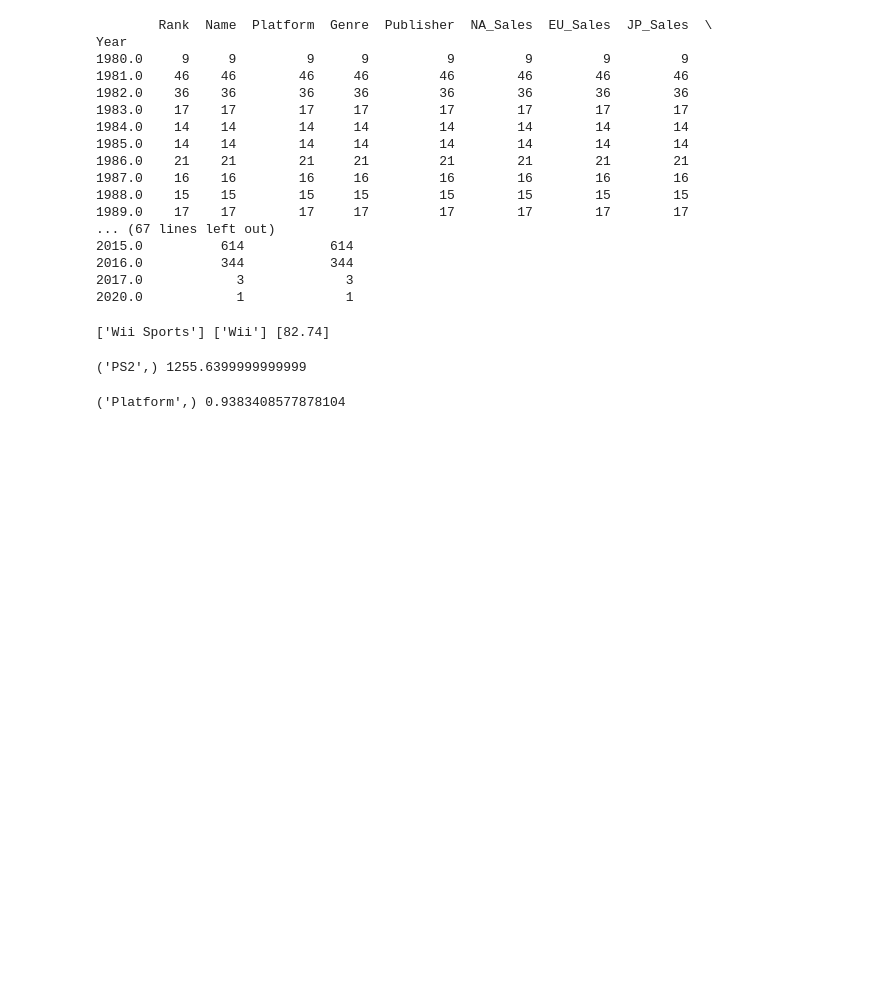
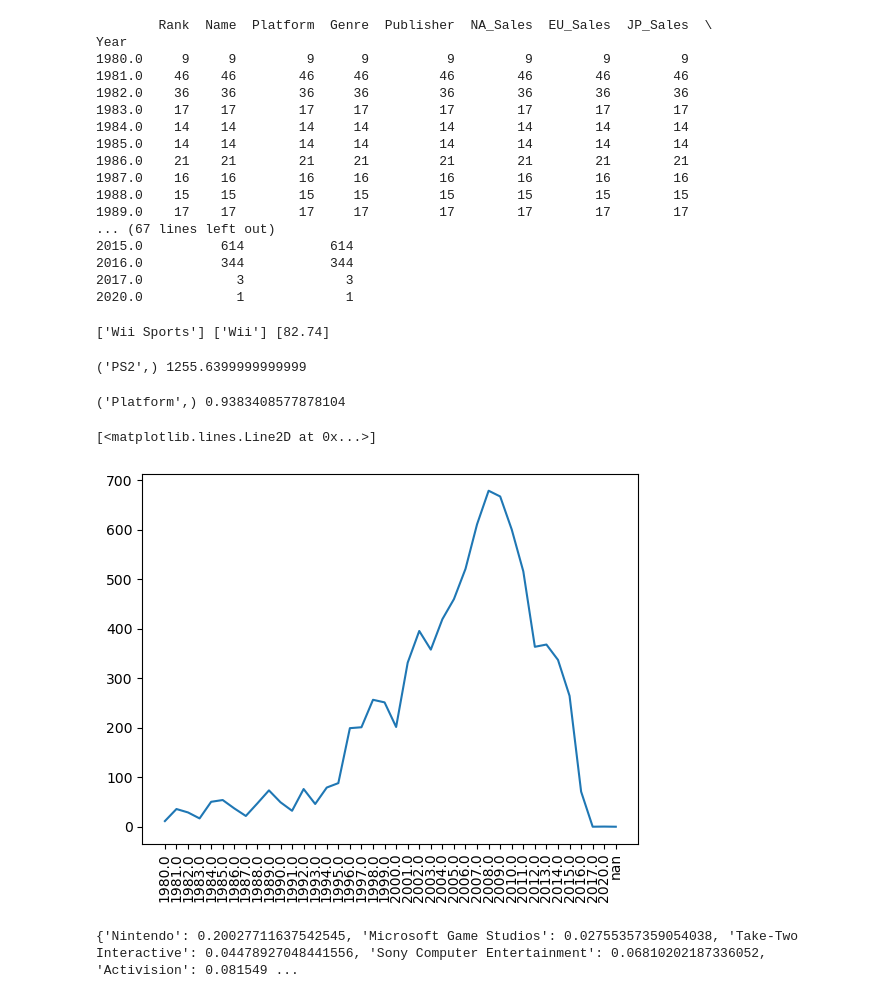
Before and after one commit to alexandre-assad/hello-DBMS, a Jupyter notebook: bonus_jobs/google_play_store_apps/google_play_store_apps.ipynb, the cells around one changed output. Drawn from its saved outputs; the diff is of its cells as text; code cells hidden in the pictures; blank space fills up the shorter version.

```diff
--- a/bonus_jobs/google_play_store_apps/google_play_store_apps.ipynb
+++ b/bonus_jobs/google_play_store_apps/google_play_store_apps.ipynb
@@ -112,0 +112,24 @@ plt.
+# %%
+years = df["Year"].unique()
+global_sales_evolution = {}
+for year in years:
+    global_sales_evolution[str(year)] = df[df["Year"] == year]["Global_Sales"].sum()
+
+
+lists = sorted(global_sales_evolution.items())
+year, values = zip(*lists)
+plt.xticks(rotation=90)
+plt.plot(year, values)
+# %% [output]
+[<matplotlib.lines.Line2D at 0x...>]
+[figure, added]
+# %%
+editors = df["Publisher"].unique()
+editors_sales = {}
+all_sales = df["Global_Sales"].sum()
+for editor in editors:
+    editors_sales[editor] = df[df["Publisher"] == editor]["Global_Sales"].sum() / all_sales
+
+print(editors_sales)
+# %% [output]
+{'Nintendo': 0.20027711637542545, 'Microsoft Game Studios': 0.02755357359054038, 'Take-Two Interactive': 0.04478927048441556, 'Sony Computer Entertainment': 0.06810202187336052, 'Activision': 0.081549 ...
```
Also changed, not shown: parts of 2 cells of this notebook.
